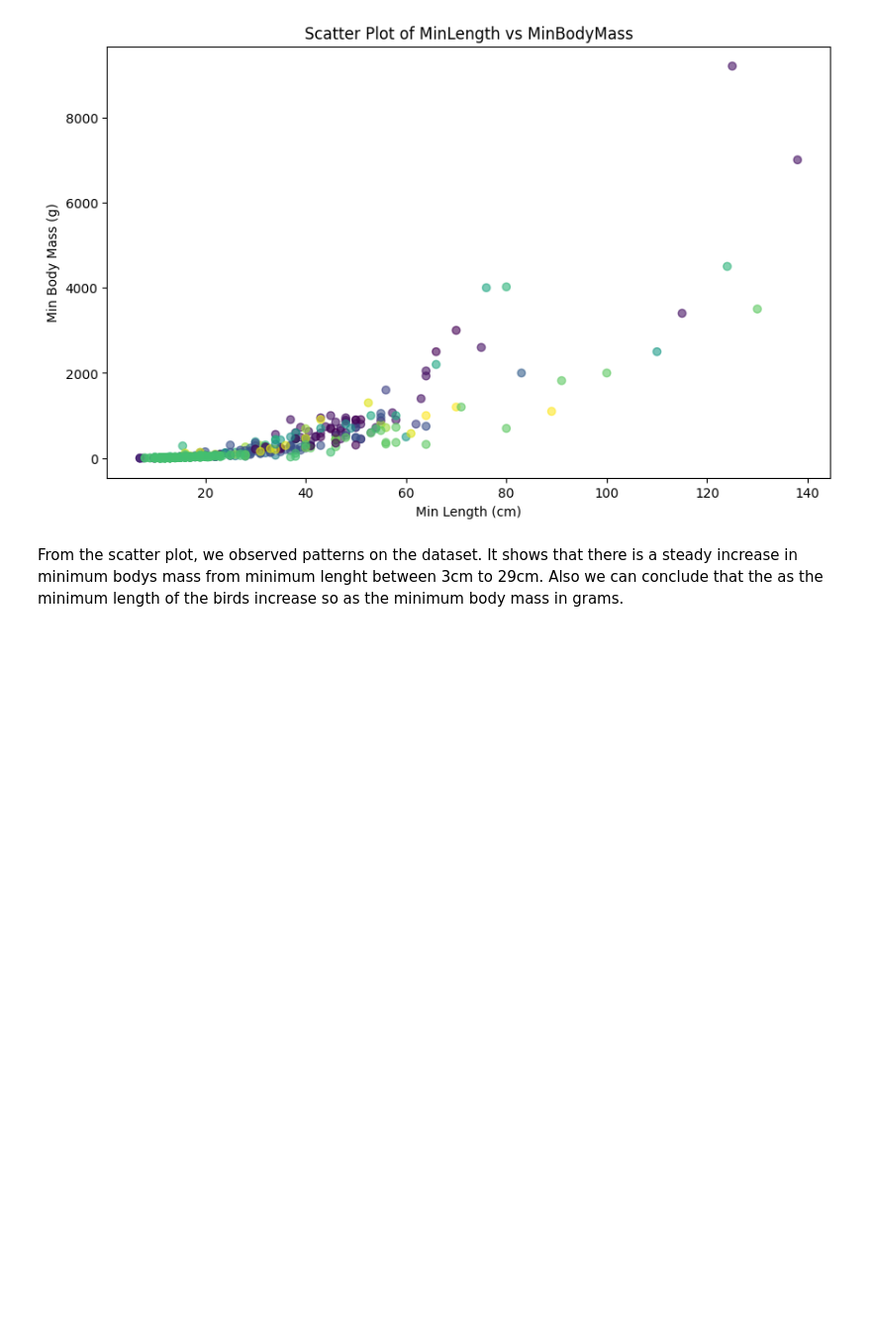
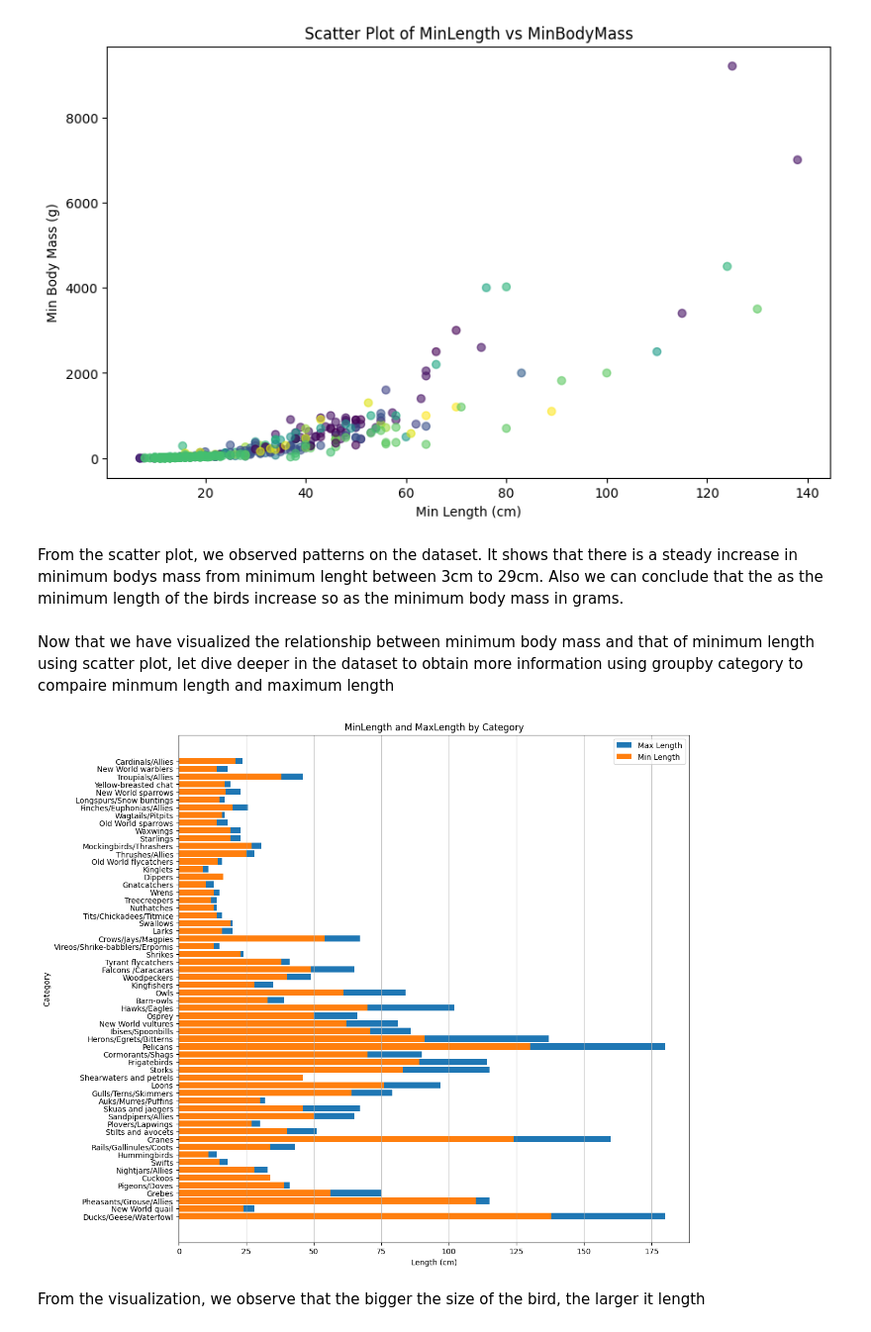
Before and after one commit to alhajisesay-a/ArewaDS_Machine_Learning_Assignment, a Jupyter notebook: WEEK2 Visualizing_data/visualizing_quantities/Assignment.ipynb, the cells around one changed output. Shown at 99% size. Drawn from its saved outputs; the diff is of its cells as text; code cells hidden in the pictures; blank space fills up the shorter version.

Commit message:
bar chart

```diff
--- a/WEEK2 Visualizing_data/visualizing_quantities/Assignment.ipynb
+++ b/WEEK2 Visualizing_data/visualizing_quantities/Assignment.ipynb
@@ -144,3 +144,26 @@ plt.show()
 [figure]
 # %% [markdown]
 From the scatter plot, we observed patterns on the dataset. It shows that there is a steady increase in minimum bodys mass from minimum lenght between 3cm to 29cm. Also we can conclude that the as the minimum length of the birds increase so as the minimum body mass in grams.
+# %% [markdown]
+Now that we have visualized the relationship between minimum body mass and that of minimum length using scatter plot, let dive deeper in the dataset to obtain more information using groupby category to compaire minmum length and maximum length
+# %%
+import matplotlib.pyplot as plt
+# Create a horizontal bar plot for MinLength and MaxLength by Category
+plt.figure(figsize=(12, 12))
+minLength = birds['MinLength']
+maxLength = birds['MaxLength']
+category = birds['Category']
+
+plt.barh(category, maxLength)
+plt.barh(category, minLength)
+plt.title('MinLength and MaxLength by Category')
+plt.xlabel('Length (cm)')
+plt.ylabel('Category')
+plt.legend(['Max Length', 'Min Length'])
+plt.grid(axis='x', alpha=0.75)
+
+plt.show()
+# %% [output]
+[figure, added]
+# %% [markdown]
+From the visualization, we observe that the bigger the size of the bird, the larger it length
```
